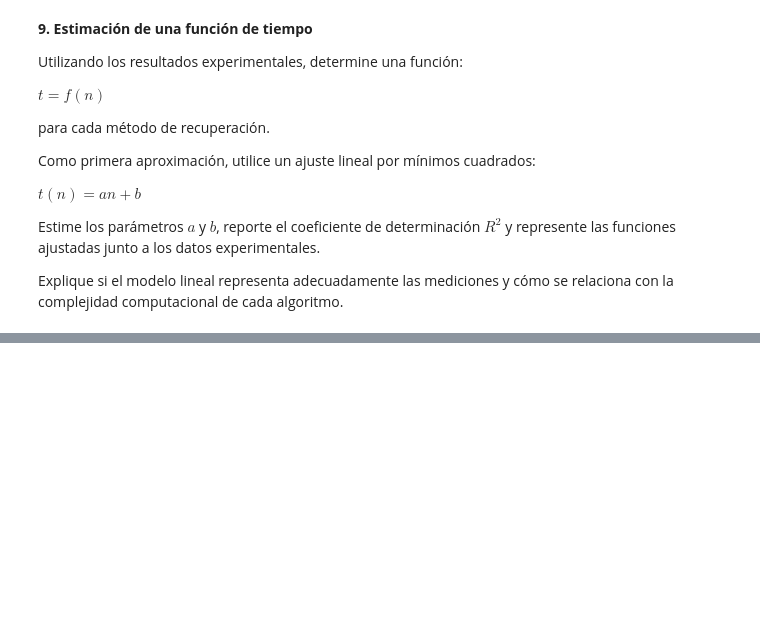
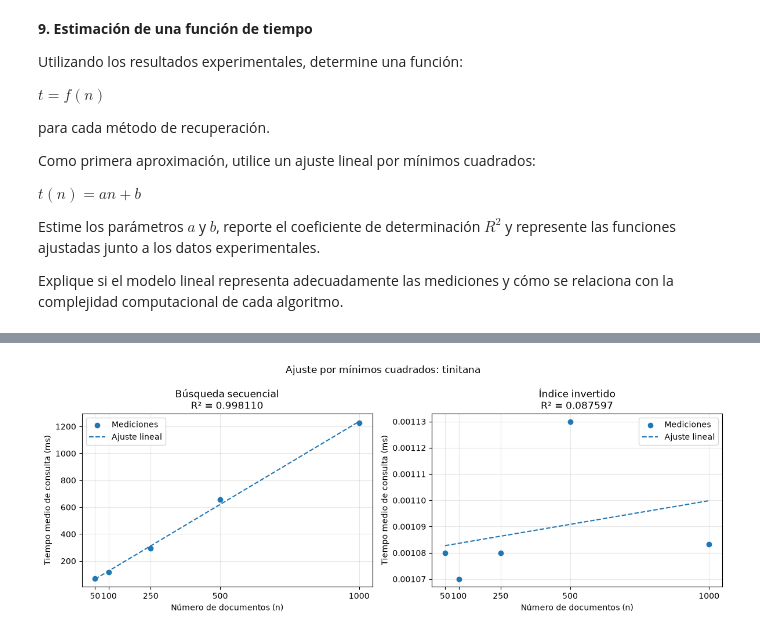
Before and after one commit to Vladimirjon/IR_26B, a Jupyter notebook: notebooks/02_booleansearch.ipynb, the cells around one changed output, grey strips where cells are left out. Drawn from its saved outputs; the diff is of its cells as text; code cells hidden in the pictures; blank space fills up the shorter version.

```diff
--- a/notebooks/02_booleansearch.ipynb
+++ b/notebooks/02_booleansearch.ipynb
@@ -415,3 +820,99 @@ $t(n)=an+b$
 Estime los parámetros $a$ y $b$, reporte el coeficiente de determinación $R^2$ y represente las funciones ajustadas junto a los datos experimentales.
 
 Explique si el modelo lineal representa adecuadamente las mediciones y cómo se relaciona con la complejidad computacional de cada algoritmo.
+# %%
+import numpy as np
+import pandas as pd
+import matplotlib.pyplot as plt
+
+carpeta_resultados_9 = root_dir / "data" / "large_gutenberg"
+
+if "resultados_8" in globals():
+    datos_9 = resultados_8.copy()
+else:
+    datos_9 = pd.read_csv(
+        carpeta_resultados_9 / "resultados_punto8.csv"
+    )
+
+datos_9 = datos_9.sort_values("Documentos")
+
+if datos_9["Consulta"].nunique() != 1:
+    raise ValueError("Todos los tamaños deben corresponder a la misma consulta.")
+
+n_9 = datos_9["Documentos"].to_numpy(dtype=float)
+
+
+def ajustar_recta(n, tiempos):
+    if not np.isfinite(n).all() or not np.isfinite(tiempos).all():
+        raise ValueError("Los datos contienen valores no finitos.")
+
+    a, b = np.polyfit(n, tiempos, deg=1)
+    predicciones = a * n + b
+
+    suma_residuos = np.sum((tiempos - predicciones) ** 2)
+    suma_total = np.sum((tiempos - tiempos.mean()) ** 2)
+
+    if np.all(tiempos == tiempos[0]):
+        r2 = np.nan
+    else:
+        r2 = 1 - suma_residuos / suma_total
+
+    return a, b, r2
+
+
+metodos_9 = {
+    "Búsqueda secuencial": "Secuencial_ms",
+    "Índice invertido": "Indice_ms",
+}
+
+registros_9 = []
+n_curva_9 = np.linspace(n_9.min(), n_9.max(), 200)
+fig, ejes_9 = plt.subplots(1, 2, figsize=(12, 4.5))
+
+for ax, (metodo, columna) in zip(ejes_9, metodos_9.items()):
+    tiempos = datos_9[columna].to_numpy(dtype=float)
+    a, b, r2 = ajustar_recta(n_9, tiempos)
+
+    registros_9.append({
+        "Método": metodo,
+        "a_ms_por_documento": a,
+        "b_ms": b,
+        "R2": r2,
+    })
+
+    print(
+        f"{metodo}: t(n) = ({a:.10g})*n + ({b:.10g}) ms; "
+        f"R² = {r2:.6f}"
+    )
+
+    ax.scatter(n_9, tiempos, label="Mediciones", zorder=3)
+    ax.plot(
+        n_curva_9,
+        a * n_curva_9 + b,
+        "--",
+        label="Ajuste lineal",
+    )
+    ax.set_title(f"{metodo}\nR² = {r2:.6f}")
+    ax.set_xlabel("Número de documentos (n)")
+    ax.set_ylabel("Tiempo medio de consulta (ms)")
+    ax.set_xticks(n_9.astype(int))
+    ax.grid(alpha=0.3)
+    ax.legend()
+
+fig.suptitle(
+    f"Ajuste por mínimos cuadrados: {datos_9['Consulta'].iloc[0]}"
+)
+fig.tight_layout()
+fig.savefig(
+    carpeta_resultados_9 / "ajustes_punto9.png",
+    dpi=180,
+)
+plt.show()
+
+ajustes_9 = pd.DataFrame(registros_9)
+ajustes_9.to_csv(
+    carpeta_resultados_9 / "ajustes_punto9.csv",
+    index=False,
+)
+display(ajustes_9)
+# %% [output]
@@ -417,0 +921 @@ Explique si el modelo lineal representa adecuadamente las mediciones y cómo se
+[figure, added]
```
Also changed, not shown: parts of 11 cells of this notebook.
